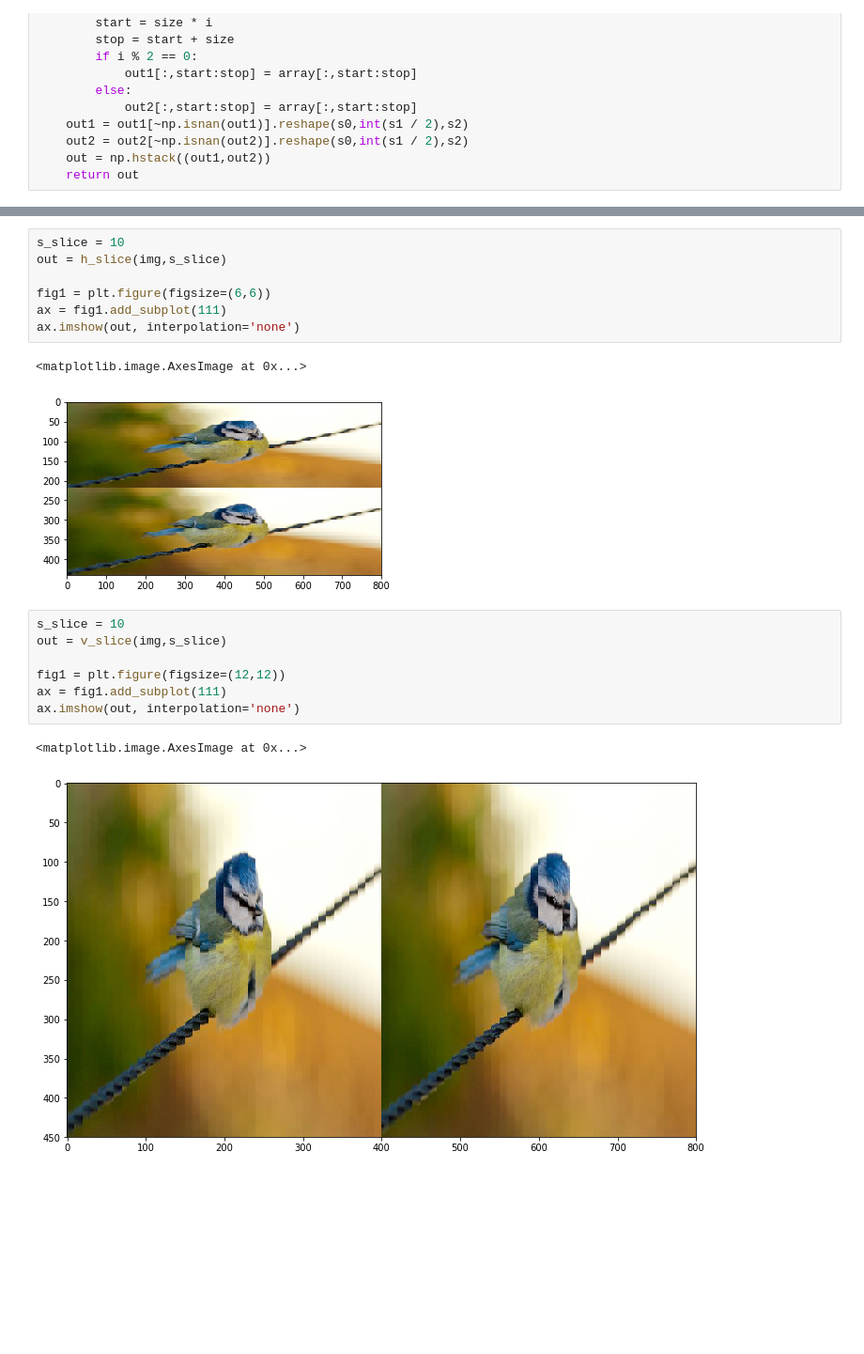
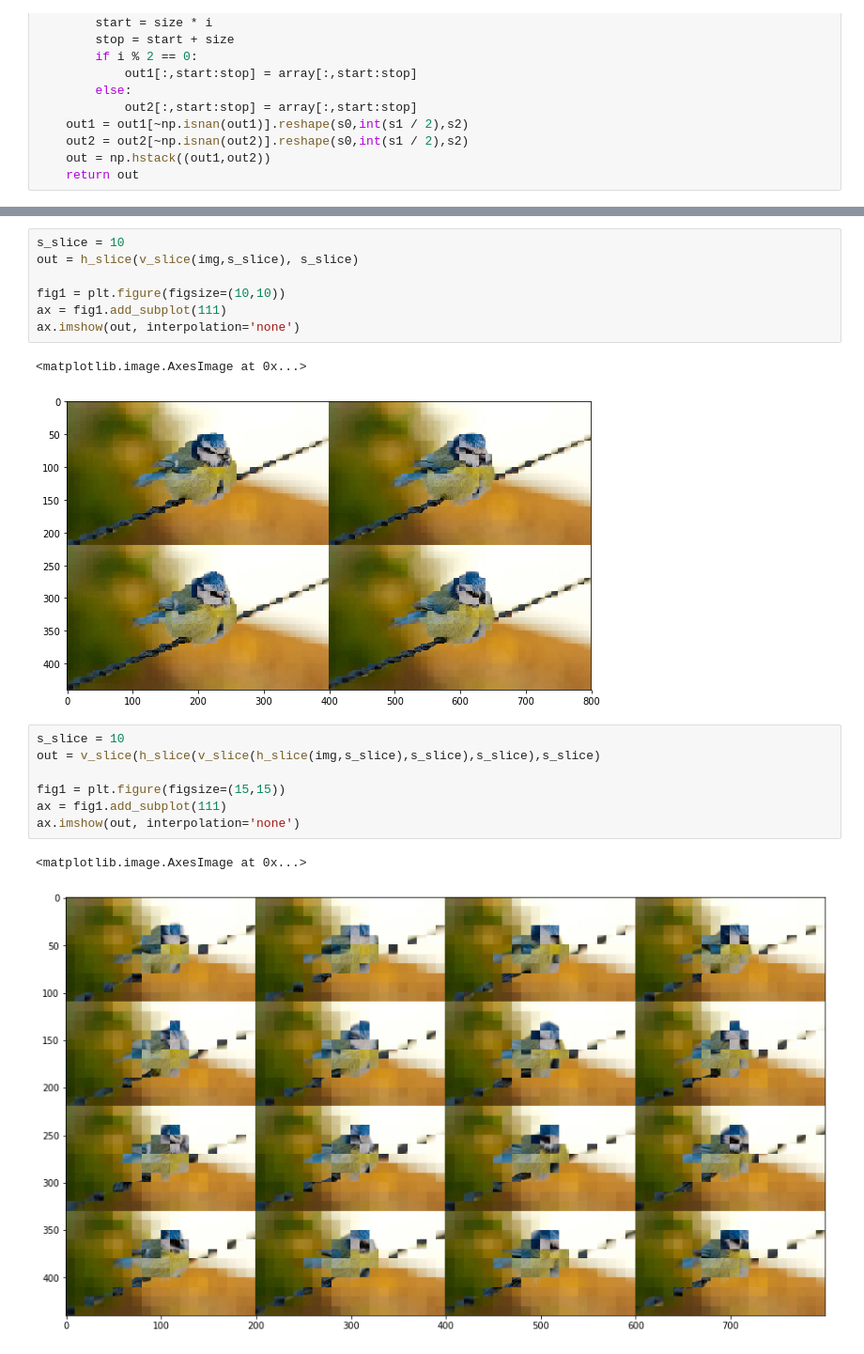
Before and after one commit to LustigePerson/shred_images, a Jupyter notebook: shred_images.ipynb, the cells around one changed output, grey strips where cells are left out. Shown at 94% size. Saved outputs shown, nothing was run; the diff lists cells and outputs as text; blank space fills up the shorter version.

```diff
--- a/shred_images.ipynb
+++ b/shred_images.ipynb
@@ -92,20 +112,20 @@ def v_slice(array, size):
 # %%
 s_slice = 10
-out = h_slice(img,s_slice)
+out = h_slice(v_slice(img,s_slice), s_slice)
 
-fig1 = plt.figure(figsize=(6,6))
+fig1 = plt.figure(figsize=(10,10))
 ax = fig1.add_subplot(111)
 ax.imshow(out, interpolation='none')
 # %% [output]
 <matplotlib.image.AxesImage at 0x...>
-[figure, old version]
+[figure, new version]
 # %%
 s_slice = 10
-out = v_slice(img,s_slice)
+out = v_slice(h_slice(v_slice(h_slice(img,s_slice),s_slice),s_slice),s_slice)
 
-fig1 = plt.figure(figsize=(12,12))
+fig1 = plt.figure(figsize=(15,15))
 ax = fig1.add_subplot(111)
 ax.imshow(out, interpolation='none')
 # %% [output]
 <matplotlib.image.AxesImage at 0x...>
-[figure, old version]
+[figure, new version]
```
Also changed, not shown: parts of 4 cells of this notebook.
